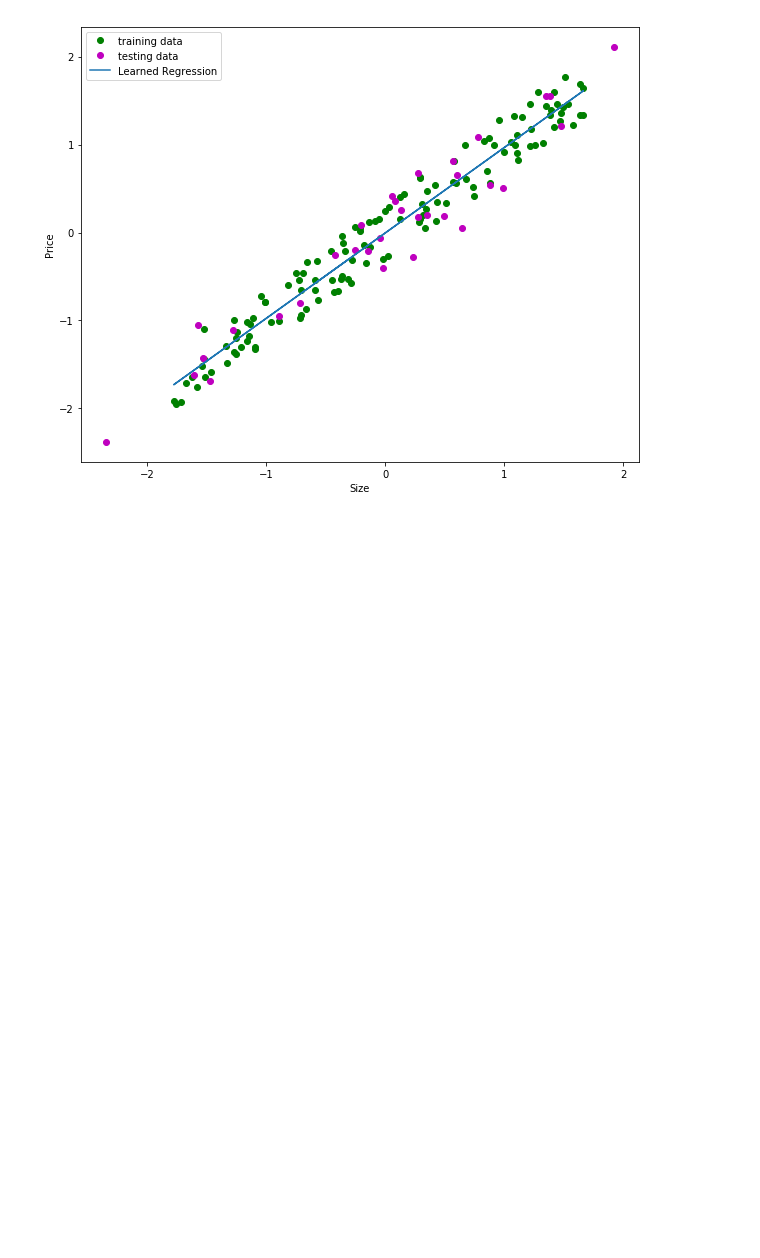
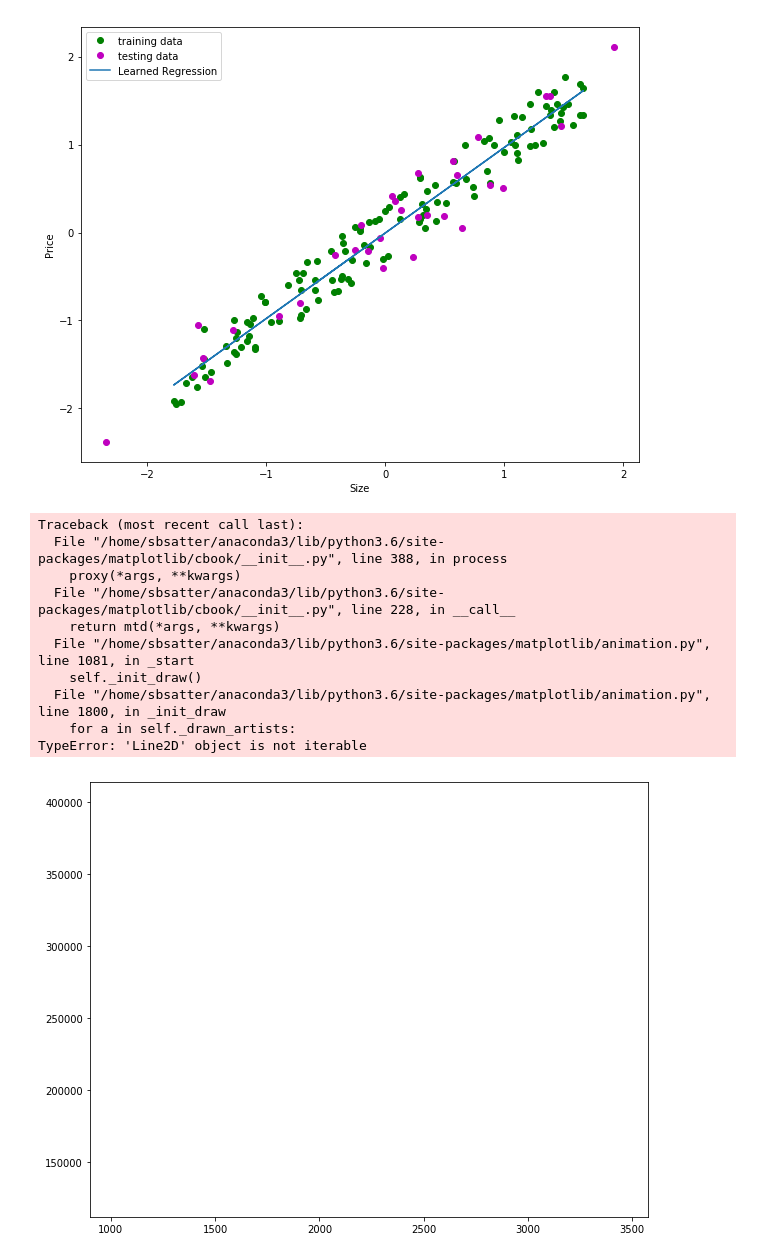
Before and after one commit to sbsatter/TensorFlow-Getting-Started, a Jupyter notebook: housing_price_predictor.ipynb, the cells around one changed output. Drawn from its saved outputs; the diff is of its cells as text; code cells hidden in the pictures; blank space fills up the shorter version.

Commit message:
Data and model

```diff
--- a/housing_price_predictor.ipynb
+++ b/housing_price_predictor.ipynb
@@ -61,10 +62,18 @@ for i in range(num_iterations):
     for (x,y) in zip(size_train_norm, price_train_norm):
         sess.run(optimizer, feed_dict={tf_house_size: x, tf_price:y})
 
-    if (i+1) % 2 == 0:
+    display_interval = 2
+    fit_num_plots = math.floor(num_iterations / display_interval)
+    fit_size_factor = np.zeros(fit_num_plots)
+    fit_price_offset = np.zeros(fit_num_plots)
+    plot_idx = 0
+
+    if (i+1) % display_interval == 0:
         cost = sess.run(tf_cost, feed_dict={tf_price: price_train_norm, tf_house_size: size_train_norm})
         size_factor = sess.run(tf_size_factor)
         price_offset = sess.run(tf_price_offset)
+        fit_size_factor[plot_idx] = size_factor
+        fit_price_offset[plot_idx] = price_offset
         print('#### Iteration # ',i, '\nCost: ', cost, '\nSize Factor: ', size_factor, '\nPrice Offset', price_offset)
 # %% [output]
 #### Iteration #  1
@@ -104,3 +114,41 @@ plt.show()
 sess.close()
 # %% [output]
 [figure]
+# %%
+# with animation - DOES NOT WORK
+fig, ax = plt.subplots()
+line, = ax.plot(house_sizes, house_prices)
+plt.rcParams['figure.figsize'] = [10,8]
+plt.figure()
+plt.xlabel('Size')
+plt.ylabel('Price')
+plt.plot(size_train_norm, price_train_norm, 'go', label='training data')
+plt.plot(size_test_norm, price_test_norm, 'mo', label='testing data')
+# plt.plot(size_train_norm * train_size_std + train_size_mean, \
+#          (sess.run(tf_size_factor) * size_train_norm + sess.run(tf_price_offset)) * train_price_std + train_price_mean,\
+#         label='Learned Regression')
+plt.legend(loc=2) # upper left
+
+def animate(i):
+    line.set_xdata(size_train_norm * train_size_std + train_size_mean)
+    line.set_ydata(fit_size_factor[i] * size_train_norm + fit_price_offset[i] * train_price_std + train_price_mean)
+    return line
+
+def init_anim():
+    line.set_ydata(np.zeros(house_prices.shape[0]))
+    return line
+
+ani = animation.FuncAnimation(fig, animate, frames=np.arange(0, plot_idx), init_func=init_anim, interval=1000, blit=True)
+plt.show()
+# %% [output]
+Traceback (most recent call last):
+  File "/home/sbsatter/anaconda3/lib/python3.6/site-packages/matplotlib/cbook/__init__.py", line 388, in process
+    proxy(*args, **kwargs)
+  File "/home/sbsatter/anaconda3/lib/python3.6/site-packages/matplotlib/cbook/__init__.py", line 228, in __call__
+    return mtd(*args, **kwargs)
+  File "/home/sbsatter/anaconda3/lib/python3.6/site-packages/matplotlib/animation.py", line 1081, in _start
+    self._init_draw()
+  File "/home/sbsatter/anaconda3/lib/python3.6/site-packages/matplotlib/animation.py", line 1800, in _init_draw
+    for a in self._drawn_artists:
+TypeError: 'Line2D' object is not iterable
+[figure, added]
```
Also changed, not shown: parts of 5 cells of this notebook, 6 other files.
